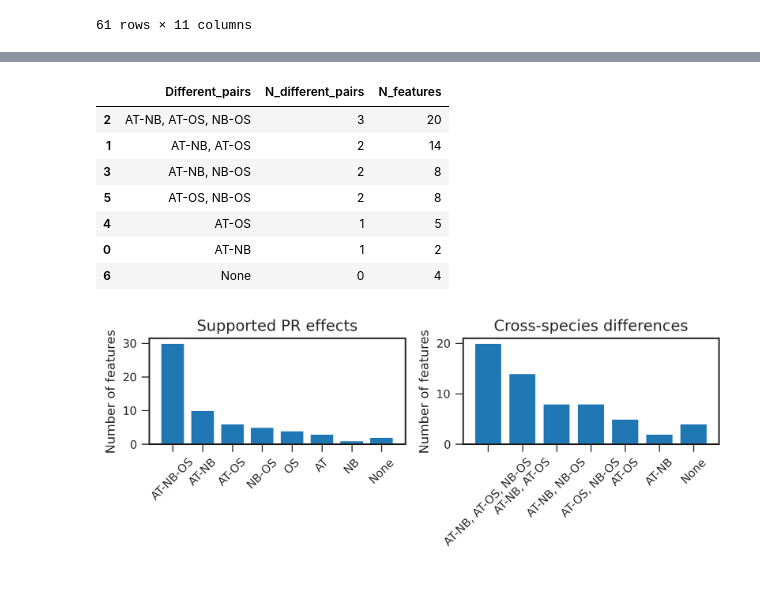
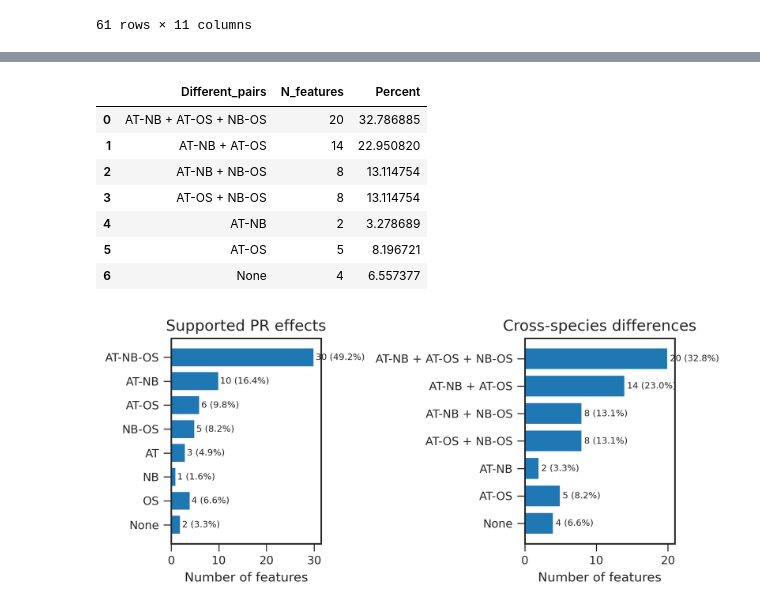
Before and after one commit to ih-11/regression, a Jupyter notebook: notebooks/notebook5.ipynb, the cells around one changed output, grey strips where cells are left out. Cells and saved outputs as stored; diff of their text form; code cells hidden in the pictures.

```diff
--- a/notebooks/notebook5.ipynb
+++ b/notebooks/notebook5.ipynb
@@ -1421,7 +1421,7 @@ evidence_matrix = (
 
 display(evidence_matrix)
 
-fig, ax = make_fig(w=4.5, h=3.5)
+fig, ax = make_fig(w=3.5, h=2.5)
 
 im = ax.imshow(evidence_matrix, cmap="Greys", aspect="auto")
 
@@ -1540,38 +1540,53 @@ display(
 def support_pattern(r):
     return "-".join(s for s in SPECIES_ORDER if r[f"{s}_CI_excludes_zero"]) or "None"
 
+# ============================================
+# 14. PR-effect support patterns
+# ============================================
+
 pairs = ["AT-NB", "AT-OS", "NB-OS"]
 
-def difference_pattern(r):
-    return ", ".join(p for p in pairs if r[f"{p}_CI_excludes_zero"]) or "None"
-
-pr_evidence_df["Supported_species"] = pr_evidence_df.apply(support_pattern, axis=1)
-pr_evidence_df["Different_pairs"] = pr_evidence_df.apply(difference_pattern, axis=1)
-
-support_summary_df = (
-    pr_evidence_df.groupby(["Supported_species", "N_supported_species"])
-    .size().rename("N_features").reset_index()
-    .sort_values(["N_supported_species", "N_features"], ascending=False)
+pr_evidence_df["Supported_species"] = pr_evidence_df.apply(
+    lambda r: "-".join(s for s in SPECIES_ORDER if r[f"{s}_CI_excludes_zero"]) or "None", axis=1
+)
+pr_evidence_df["Different_pairs"] = pr_evidence_df.apply(
+    lambda r: " + ".join(p for p in pairs if r[f"{p}_CI_excludes_zero"]) or "None", axis=1
 )
 
-difference_summary_df = (
-    pr_evidence_df.groupby(["Different_pairs", "N_different_pairs"])
-    .size().rename("N_features").reset_index()
-    .sort_values(["N_different_pairs", "N_features"], ascending=False)
-)
+support_order = ["AT-NB-OS", "AT-NB", "AT-OS", "NB-OS", "AT", "NB", "OS", "None"]
+diff_order = [
+    "AT-NB + AT-OS + NB-OS", "AT-NB + AT-OS", "AT-NB + NB-OS",
+    "AT-OS + NB-OS", "AT-NB", "AT-OS", "NB-OS", "None"
+]
+
+def summarize_pattern(col, order):
+    out = (
+        pr_evidence_df[col].value_counts()
+        .reindex(order, fill_value=0)
+        .rename("N_features").rename_axis(col).reset_index()
+    )
+    out["Percent"] = 100 * out["N_features"] / len(pr_evidence_df)
+    return out.loc[out["N_features"] > 0].reset_index(drop=True)
+
+support_summary_df = summarize_pattern("Supported_species", support_order)
+difference_summary_df = summarize_pattern("Different_pairs", diff_order)
 
 display(support_summary_df)
 display(difference_summary_df)
 
-fig, axes = plt.subplots(1, 2, figsize=(7, 2.8), dpi=_PLOT_CFG["dpi"])
+fig, axes = plt.subplots(1, 2, figsize=(7, 3.2), dpi=_PLOT_CFG["dpi"])
 
-for ax, df, x, title in [
+for ax, df, col, title in [
     (axes[0], support_summary_df, "Supported_species", "Supported PR effects"),
     (axes[1], difference_summary_df, "Different_pairs", "Cross-species differences"),
 ]:
-    ax.bar(df[x], df["N_features"])
-    ax.set(title=title, ylabel="Number of features", xlabel="")
-    ax.tick_params(axis="x", rotation=45)
+    y = np.arange(len(df))
+    ax.barh(y, df["N_features"])
+    ax.set_yticks(y, df[col])
+    ax.invert_yaxis()
+    ax.set(title=title, xlabel="Number of features", ylabel="")
+    for i, (n, pct) in enumerate(zip(df["N_features"], df["Percent"])):
+        ax.text(n + 0.3, i, f"{n} ({pct:.1f}%)", va="center", fontsize=7)
 
 plt.tight_layout()
 plt.show()
@@ -1588,9 +1603,9 @@ plt.show()
-|  | Different_pairs | N_different_pairs | N_features |
-| 2 | AT-NB, AT-OS, NB-OS | 3 | 20 |
-| 1 | AT-NB, AT-OS | 2 | 14 |
-| 3 | AT-NB, NB-OS | 2 | 8 |
-| 5 | AT-OS, NB-OS | 2 | 8 |
-| 4 | AT-OS | 1 | 5 |
-| 0 | AT-NB | 1 | 2 |
-| 6 | None | 0 | 4 |
+|  | Different_pairs | N_features | Percent |
+| 0 | AT-NB + AT-OS + NB-OS | 20 | 32.786885 |
+| 1 | AT-NB + AT-OS | 14 | 22.950820 |
+| 2 | AT-NB + NB-OS | 8 | 13.114754 |
+| 3 | AT-OS + NB-OS | 8 | 13.114754 |
+| 4 | AT-NB | 2 | 3.278689 |
+| 5 | AT-OS | 5 | 8.196721 |
+| 6 | None | 4 | 6.557377 |
-[figure, old version]
+[figure, new version]
```
Also changed, not shown: parts of 4 cells of this notebook.
